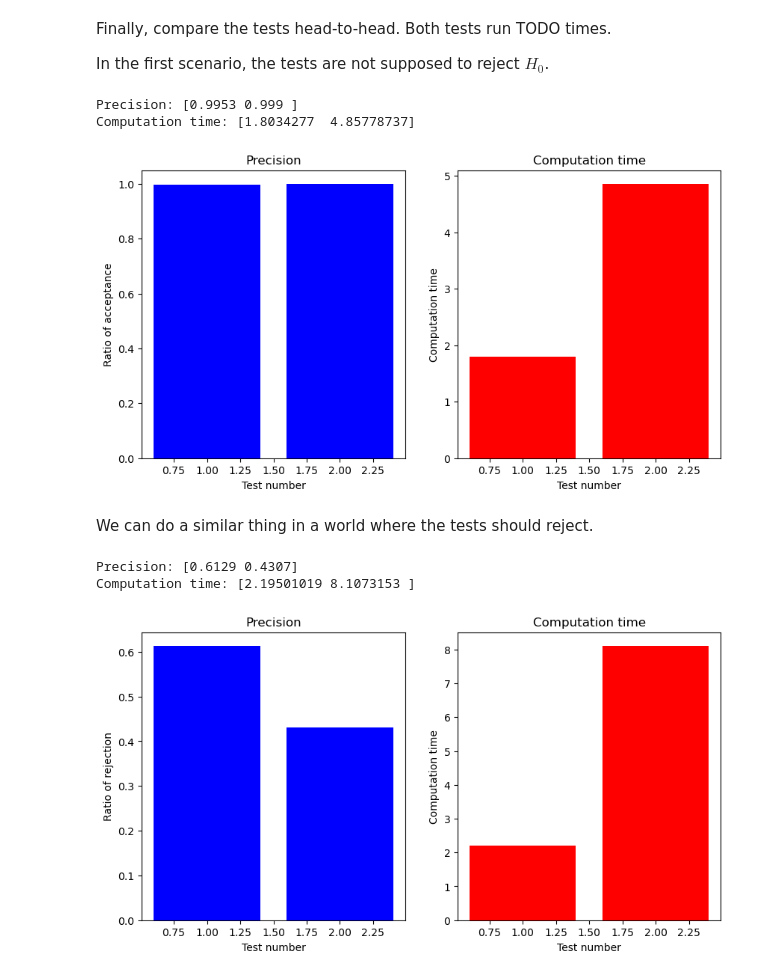
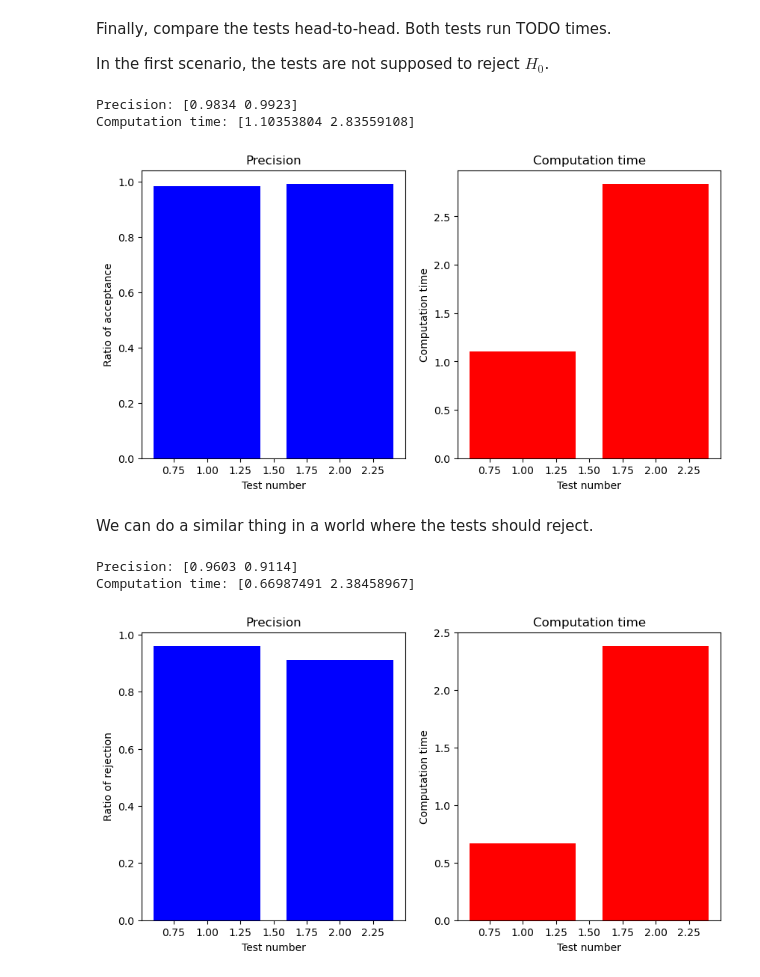
Before and after one commit to PrinceOfCzechia/sequential-test-sim, a Jupyter notebook: notebook2.ipynb, the cells around one changed output. Cells and saved outputs as stored; diff of their text form; code cells hidden in the pictures.

```diff
--- a/notebook2.ipynb
+++ b/notebook2.ipynb
@@ -63,7 +77,14 @@ False
 # %% [markdown]
 It is however not necessary to know $\mu$ in advance. Just run the following test and see yourself.
 # %%
-def testN2( ha, hb, s, mu, sigma, n = 1, verbose = False ):
+def testN2( alpha, beta, mu, sigma, n = 1, verbose = False ):
+    # init
+    a = math.log( (1-beta) / alpha )
+    b = math.log( beta / (1-alpha) )
+    ha = 2*a / ( 1/sigma0 - 1/sigma1 )
+    hb = 2*b / ( 1/sigma0 - 1/sigma1 )
+    s = 2*math.log( math.sqrt(sigma1/sigma0) ) / ( sigma0**(-1) - sigma1**(-1) )
+    # examine critical inequality
     counter = 1
     x = np.random.normal( mu, math.sqrt(sigma), size = n )
     m = np.mean(x)
@@ -78,6 +99,22 @@ def testN2( ha, hb, s, mu, sigma, n = 1, verbose = False ):
         print( counter-1, 'sample extensions required' )
     if Z > ha + (n*counter)*s: return True
     else: return False
+
+def testN2_fast( ha, hb, s, mu, sigma, n = 1, verbose = False ):
+    counter = 1
+    x = np.random.normal( mu, math.sqrt(sigma), size = n )
+    m = np.mean(x)
+    Z = sum( ( x - m )**2 )
+    while hb + (n*counter)*s < Z and Z < ha + (n*counter)*s:
+        counter += 1
+        x = np.append( x, np.random.normal( mu, math.sqrt(sigma), size = n ) ) # extend the sample
+        m = np.mean(x) # recalculate mean
+        Z = sum( ( x - m )**2 ) # recalculate Z statistic
+    if verbose:
+        print( 'data = \n', np.round( x, decimals = 3 ) )
+        print( counter-1, 'sample extensions required' )
+    if Z > ha + (n*counter)*s: return True
+    else: return False
 # %%
 alpha = 0.05
 beta = 0.05
@@ -192,14 +299,14 @@ sigma1 = 4
 a = math.log( (1-beta) / alpha )
 b = math.log( beta / (1-alpha) )
 
-ha = 2*a / ( sigma0**(-2) - sigma1**(-2) )
-hb = 2*b / ( sigma0**(-2) - sigma1**(-2) )
-s = 2*math.log( sigma1/sigma0) / ( sigma0**(-2) - sigma1**(-2) )
+ha = 2*a / ( 1/sigma0 - 1/sigma1 )
+hb = 2*b / ( 1/sigma0 - 1/sigma1 )
+s = 2*math.log( math.sqrt(sigma1/sigma0) ) / ( 1/sigma0 - 1/sigma1 )
 
 start_t1 = time.time()
-arr_res1 = np.array( [ testN1( ha, hb, s, mu1, sigma ) for _ in range( N_tests ) ] )
+arr_res1 = np.array( [ testN1_fast( ha, hb, s, mu1, sigma ) for _ in range( N_tests ) ] )
 start_t2 = time.time()
-arr_res2 = np.array( [ testN2( ha, hb, s, mu2, sigma ) for _ in range( N_tests ) ] )
+arr_res2 = np.array( [ testN2_fast( ha, hb, s, mu2, sigma ) for _ in range( N_tests ) ] )
 end_t = time.time()
 
 y1 = ( N_tests - np.sum( arr_res1 ) ) / N_tests
@@ -230,9 +337,9 @@ axs[1].set_ylabel( 'Computation time' )
 
 plt.show()
 # %% [output]
-Precision: [0.9953 0.999 ]
-Computation time: [1.8034277  4.85778737]
+Precision: [0.9834 0.9923]
+Computation time: [1.10353804 2.83559108]
-[figure, old version]
+[figure, new version]
 # %% [markdown]
 We can do a similar thing in a world where the tests should reject.
 # %%
@@ -251,44 +358,44 @@ sigma1 = 4
 a = math.log( (1-beta) / alpha )
 b = math.log( beta / (1-alpha) )
 
-ha = 2*a / ( sigma0**(-2) - sigma1**(-2) )
-hb = 2*b / ( sigma0**(-2) - sigma1**(-2) )
-s = 2*math.log( sigma1/sigma0) / ( sigma0**(-2) - sigma1**(-2) )
+ha = 2*a / ( 1/sigma0 - 1/sigma1 )
+hb = 2*b / ( 1/sigma0 - 1/sigma1 )
+s = 2*math.log( math.sqrt(sigma1/sigma0) ) / ( sigma0**(-1) - sigma1**(-1) )
 
 start_t1 = time.time()
-arr_res1 = np.array( [ testN1( ha, hb, s, mu1, sigma ) for _ in range( N_tests ) ] )
+arr_res1 = np.array( [ testN1_fast( ha, hb, s, mu1, sigma ) for _ in range( N_tests ) ] )
 start_t2 = time.time()
-arr_res2 = np.array( [ testN2( ha, hb, s, mu2, sigma ) for _ in range( N_tests ) ] )
+arr_res2 = np.array( [ testN2_fast( ha, hb, s, mu2, sigma ) for _ in range( N_tests ) ] )
 end_t = time.time()
 
-y1 = ( np.sum( arr_res1 ) ) / N_tests
-y2 = ( np.sum( arr_res2 ) ) / N_tests
+y1 = np.mean( arr_res1 )
+y2 = np.mean( arr_res2 )
 
 arr_x = np.array( [ 1, 2 ] )
 arr_y = np.array( [ y1, y2 ] )
 arr_t = np.array( [
     start_t2 - start_t1,
     end_t - start_t2
 ] )
 
 print( 'Precision:', arr_y )
 print( 'Computation time:', arr_t )
 
 
 fig, axs = plt.subplots( 1, 2, figsize=(10, 5) )
 
 axs[0].bar( arr_x, arr_y, color='blue' )
 axs[0].set_title( 'Precision' )
 axs[0].set_xlabel( 'Test number' )
 axs[0].set_ylabel( 'Ratio of rejection' )
 
 axs[1].bar( arr_x, arr_t, color='red' )
 axs[1].set_title( 'Computation time' )
 axs[1].set_xlabel( 'Test number' )
 axs[1].set_ylabel( 'Computation time' )
 
 plt.show()
 # %% [output]
-Precision: [0.6129 0.4307]
-Computation time: [2.19501019 8.1073153 ]
+Precision: [0.9603 0.9114]
+Computation time: [0.66987491 2.38458967]
-[figure, old version]
+[figure, new version]
```
Also changed, not shown: parts of 9 cells of this notebook.
